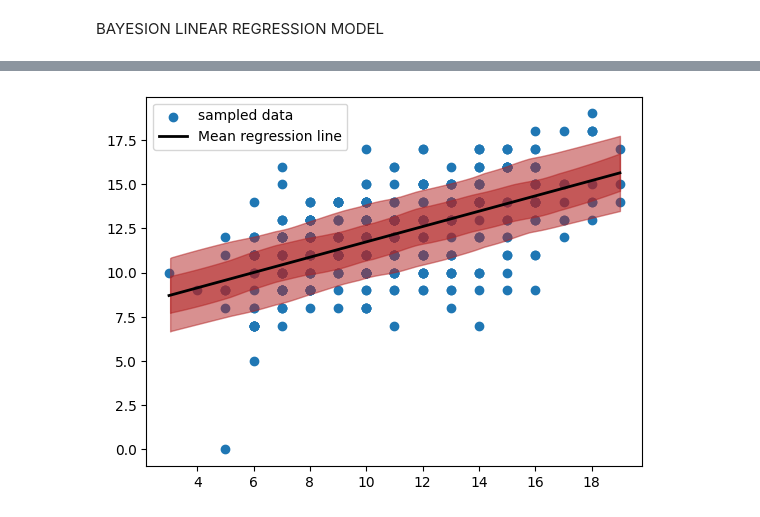
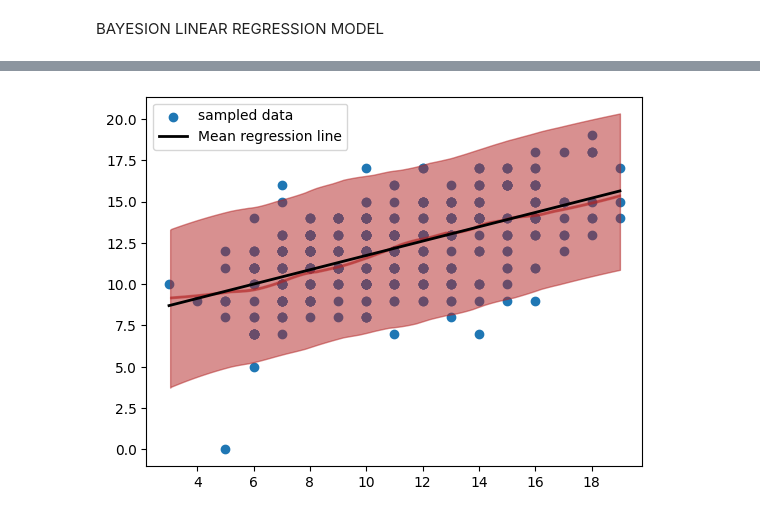
Before and after one commit to imoore99/Bayes, a Jupyter notebook: Linear Regression/bayesian_linear_regression.ipynb, the cells around one changed output, grey strips where cells are left out. Saved outputs shown, nothing was run; the diff lists cells and outputs as text; code cells hidden in the pictures.

```diff
--- a/Linear Regression/bayesian_linear_regression.ipynb
+++ b/Linear Regression/bayesian_linear_regression.ipynb
@@ -6,7 +9,8 @@ import bambi as bmb
 import arviz as az
 import numpy as np
 # %%
-df = pd.read_csv(
-"https://media.githubusercontent.com/media/khuyentran1401/Data-science"
-    "/master/statistics/bayes_linear_regression/student-score.csv"
-)
+#import data
+data = "https://media.githubusercontent.com/media/khuyentran1401/Data-science/master/statistics/bayes_linear_regression/student-score.csv"
+
+#create dataframe
+df = pd.read_csv(data)
@@ -67,6 +71,7 @@ BAYESION LINEAR REGRESSION MODEL
 gauss_model = bmb.Model('por ~ mat', data=df)
 # %%
-gauss_fitted = gauss_model.fit(draws=1000, chains=4)
+#Fit gaussian model via 1000 draws and 4 chains
+gauss_fitted = gauss_model.fit(draws=1000, tune = 100, chains=4)
 # %% [output]
 Auto-assigning NUTS sampler...
 Initializing NUTS using jitter+adapt_diag...
@@ -147,23 +160,23 @@ az.plot_ppc(gauss_fitted)
 # %%
 #Plot Data
 plt.scatter(mat, por, label= "sampled data")
 
 #Values of x-axis
 x_range = np.linspace(min(mat), max(mat), 2000)
 
 y_pred = gauss_fitted.posterior.mat.values.mean() * x_range + gauss_fitted.posterior.Intercept.values.mean()
 
 #Plot mean prediction
 plt.plot(
     x_range, y_pred,
     color="black", label="Mean regression line",
     linewidth = 2
 )
 
-#PLOT HDIs
-for interval in [0.38, 0.68]:
+#PLOT HDIs for 95% CI
+for interval in [0.025, 0.975]:
     az.plot_hdi(mat, gauss_fitted.posterior_predictive.por,
                 hdi_prob=interval, color="firebrick")
 plt.legend(loc=0);
 # %% [output]
-[figure, old version]
+[figure, new version]
```
Also changed, not shown: parts of 26 cells of this notebook.
